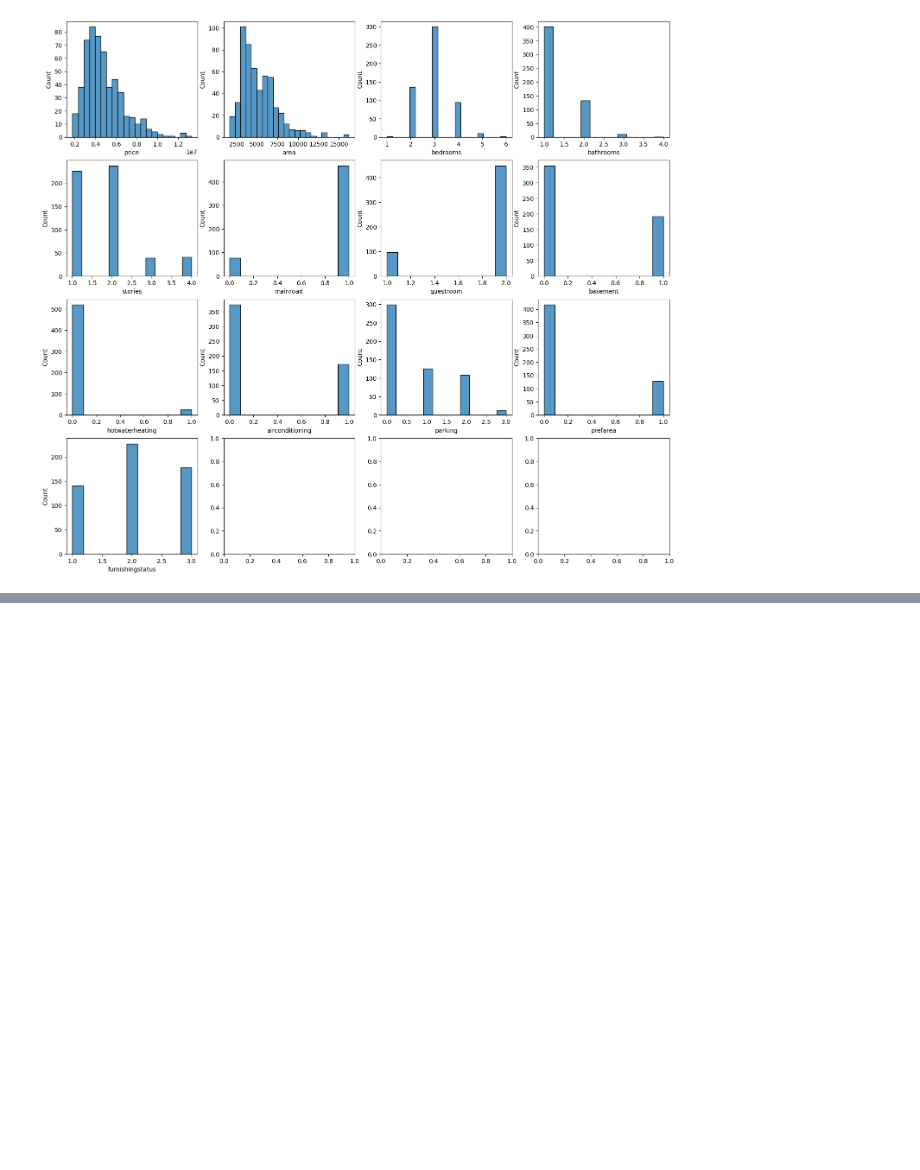
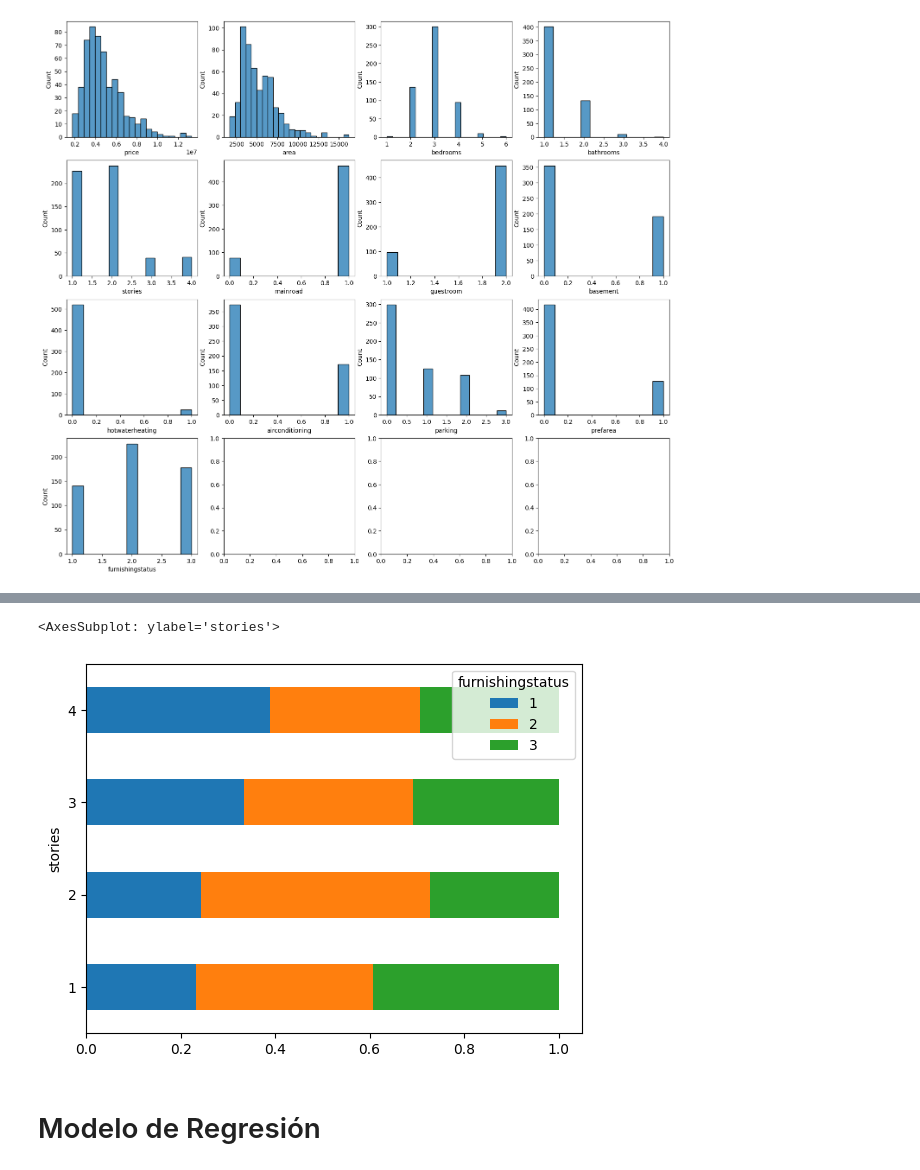
Before and after one commit to c-delvalle-r/ebac, a Jupyter notebook: Python/Modulo27/Modulo27_IntroRegresion.ipynb, the cells around one changed output, grey strips where cells are left out. Cells and saved outputs as stored; diff of their text form; code cells hidden in the pictures; blank space fills up the shorter version.

```diff
--- a/Python/Modulo27/Modulo27_IntroRegresion.ipynb
+++ b/Python/Modulo27/Modulo27_IntroRegresion.ipynb
@@ -176,0 +237,7 @@ for i, column in enumerate(columns):
+# %%
+pd.crosstab(df['stories'], df['furnishingstatus'], normalize='index').plot.barh(stacked=True)
+# %% [output]
+<AxesSubplot: ylabel='stories'>
+[figure, added]
+# %% [markdown]
+# Modelo de Regresión
```
Also changed, not shown: parts of 10 cells of this notebook.
